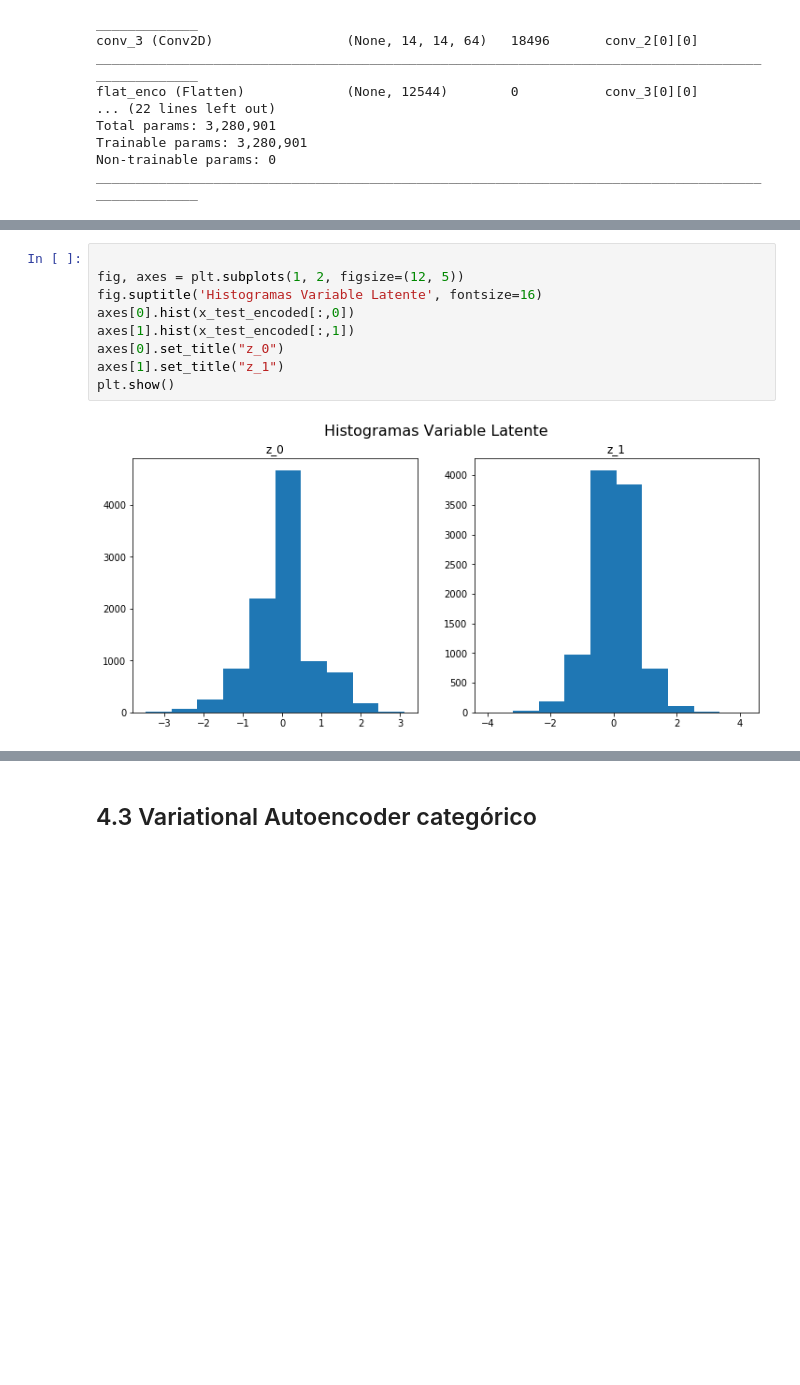
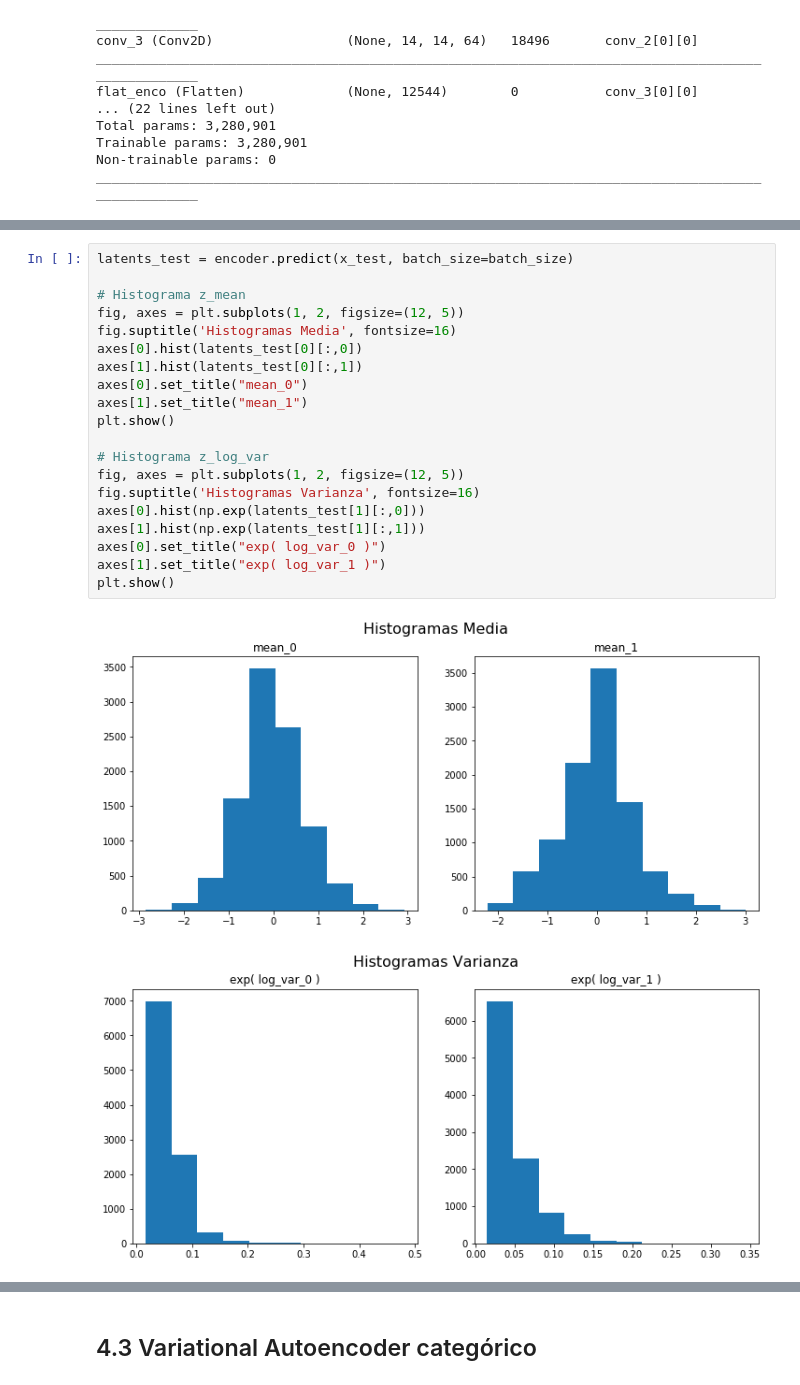
Before and after one commit to mibanez-parraguez/INF395-Tarea2, a Jupyter notebook: T2_p4.ipynb, the cells around one changed output, grey strips where cells are left out. Cells and saved outputs as stored; diff of their text form; blank space fills up the shorter version.

```diff
--- a/T2_p4.ipynb
+++ b/T2_p4.ipynb
@@ -570,11 +664,23 @@ La media está en las cercanias de cero para ambos componentes
 # %%
+latents_test = encoder.predict(x_test, batch_size=batch_size)
 
+# Histograma z_mean
 fig, axes = plt.subplots(1, 2, figsize=(12, 5))
-fig.suptitle('Histogramas Variable Latente', fontsize=16)
-axes[0].hist(x_test_encoded[:,0])
-axes[1].hist(x_test_encoded[:,1])
-axes[0].set_title("z_0")
-axes[1].set_title("z_1")
+fig.suptitle('Histogramas Media', fontsize=16)
+axes[0].hist(latents_test[0][:,0])
+axes[1].hist(latents_test[0][:,1])
+axes[0].set_title("mean_0")
+axes[1].set_title("mean_1")
 plt.show()
+
+# Histograma z_log_var
+fig, axes = plt.subplots(1, 2, figsize=(12, 5))
+fig.suptitle('Histogramas Varianza', fontsize=16)
+axes[0].hist(np.exp(latents_test[1][:,0]))
+axes[1].hist(np.exp(latents_test[1][:,1]))
+axes[0].set_title("exp( log_var_0 )")
+axes[1].set_title("exp( log_var_1 )")
+plt.show()
 # %% [output]
-[figure, old version]
+[figure, new version]
+[figure, added]
```
Also changed, not shown: parts of 75 cells of this notebook.
